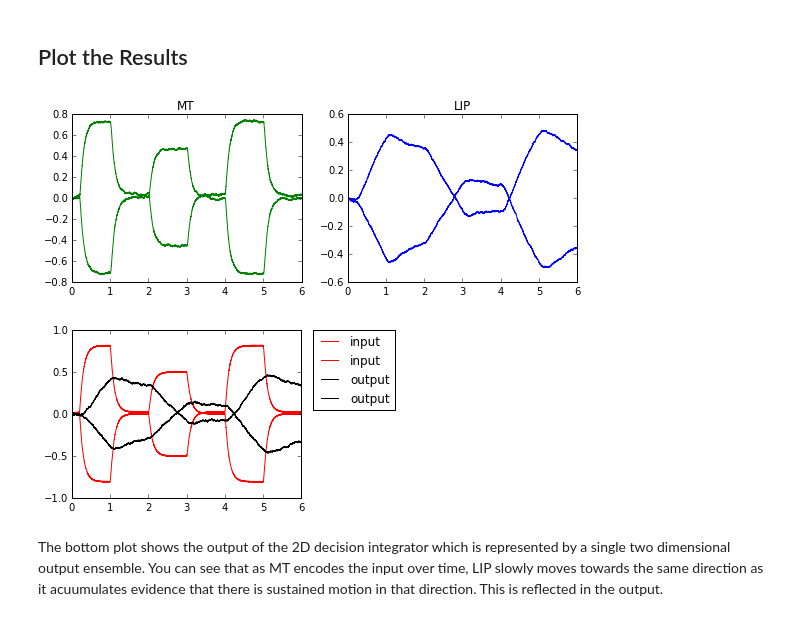
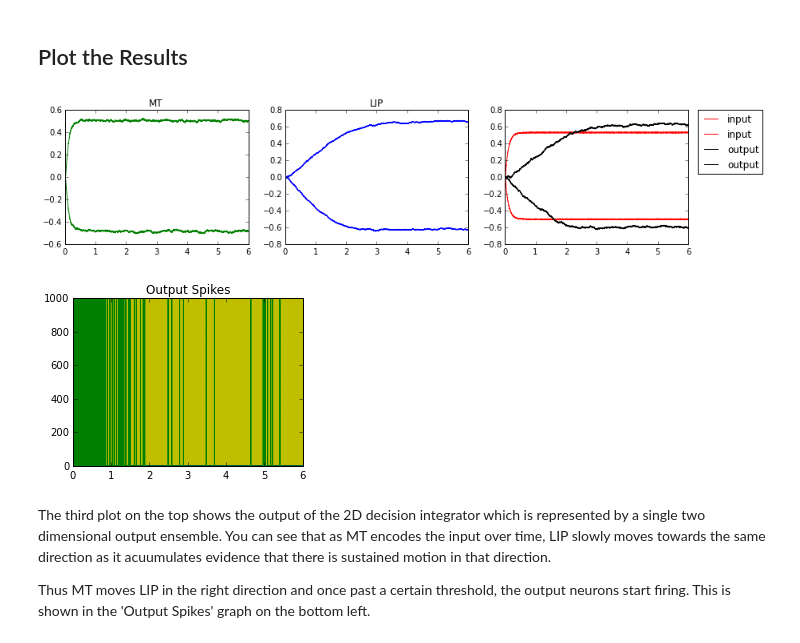
Before and after one commit to s72sue/Nengo2-Tutorials, a Jupyter notebook: chapter8/2D_decision_integrator.ipynb, the cells around one changed output. Saved outputs shown, nothing was run; the diff lists cells and outputs as text; code cells hidden in the pictures.

```diff
--- a/chapter8/2D_decision_integrator.ipynb
+++ b/chapter8/2D_decision_integrator.ipynb
@@ -28,8 +27,8 @@ In order to inject noise while the simulation runs, you can use the 'noise' para
 model = nengo.Network(label='2D Decision Integrator')
 with model:
     #Input
-    input1 = nengo.Node(piecewise({0: 0, 0.2: 1, 1: 0, 2: -0.5, 3: 0, 4: 1, 5: 0}))
-    input2 = nengo.Node(piecewise({0: 0, 0.2: -1, 1: 0, 2: 0.5, 3: 0, 4: -1, 5: 0}))
+    input1 = nengo.Node(-0.5)
+    input2 = nengo.Node(0.5)
 
     #Ensembles
     input = nengo.Ensemble(100, dimensions=2)
@@ -61,6 +60,7 @@ with model:
     LIP_probe = nengo.Probe(LIP, synapse=0.1)
     input_probe = nengo.Probe(input, synapse=0.1)
     output_probe = nengo.Probe(output, synapse=0.1)
+    output_spikes = nengo.Probe(output.neurons)        # The raw spikes from the output neurons
 # %% [markdown]
 ## Run the Model
 # %%
@@ -71,20 +71,27 @@ sim.run(6.0)    #Run it for 6 seconds
 # %%
 plt.figure(figsize=(14, 3))
 plt.subplot(1, 3, 1)
 plt.plot(sim.trange(), sim.data[MT_probe], 'g', label="MT")
 plt.title("MT");
 
 plt.subplot(1, 3, 2)
 plt.plot(sim.trange(), sim.data[LIP_probe], 'b', label="LIP")
 plt.title("LIP");
 
-plt.figure(figsize=(14, 3))
-plt.subplot(1, 3, 1)
+plt.subplot(1, 3, 3)
 plt.plot(sim.trange(), sim.data[input_probe], 'r', label="input")
 plt.plot(sim.trange(), sim.data[output_probe], 'k', label="output")
 plt.legend(bbox_to_anchor=(1.05, 1), loc=2, borderaxespad=0.0);
+
+#Plot the spiking output
+plt.figure(figsize=(14, 3))
+plt.subplot(1, 3, 1)
+plt.plot(sim.trange(), sim.data[output_spikes])
+plt.title("Output Spikes");
 # %% [output]
-[figure, old version]
+[figure, new version]
-[figure, old version]
+[figure, new version]
 # %% [markdown]
-The bottom plot shows the output of the 2D decision integrator which is represented by a single two dimensional output ensemble. You can see that as MT encodes the input over time, LIP slowly moves towards the same direction as it acuumulates evidence that there is sustained motion in that direction. This is reflected in the output.
+The third plot on the top shows the output of the 2D decision integrator which is represented by a single two dimensional output ensemble. You can see that as MT encodes the input over time, LIP slowly moves towards the same direction as it acuumulates evidence that there is sustained motion in that direction.
+
+Thus MT moves LIP in the right direction and once past a certain threshold, the output neurons start firing. This is shown in the 'Output Spikes' graph on the bottom left.
```
Also changed, not shown: parts of 1 cell of this notebook, 3 other files.
